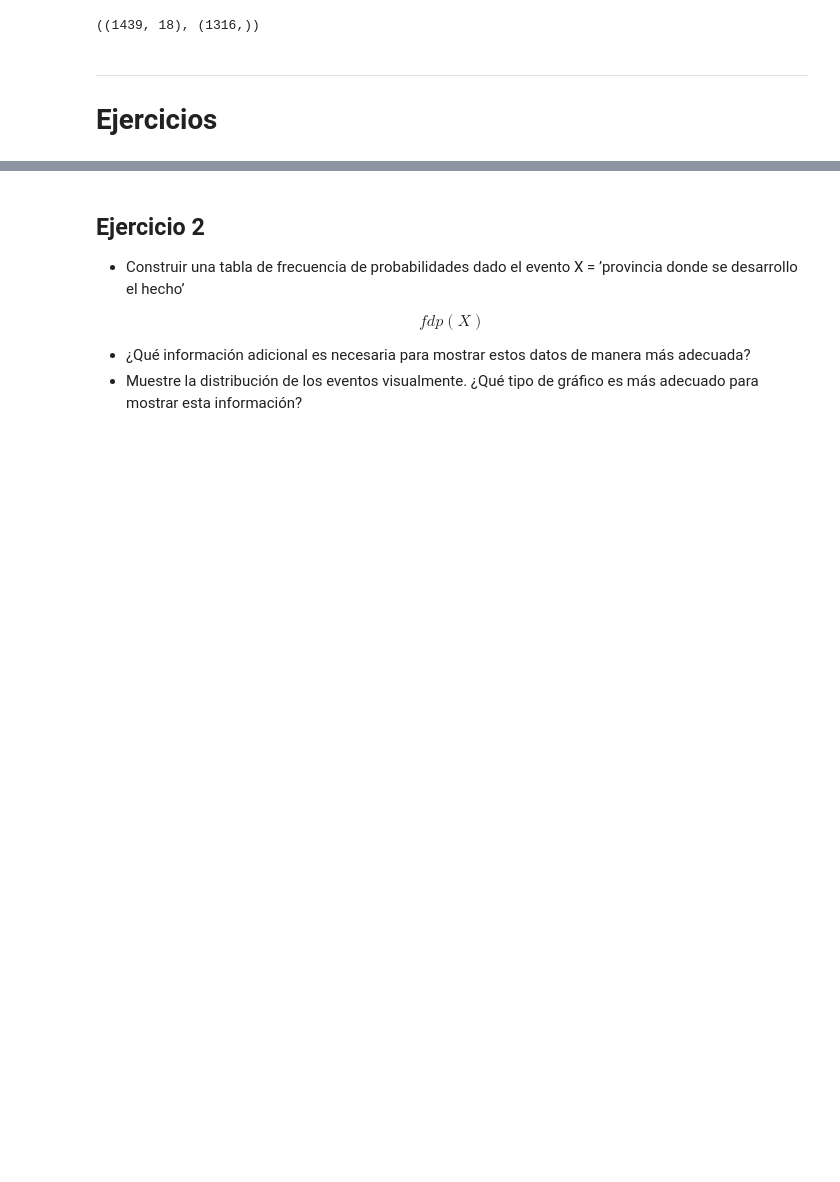
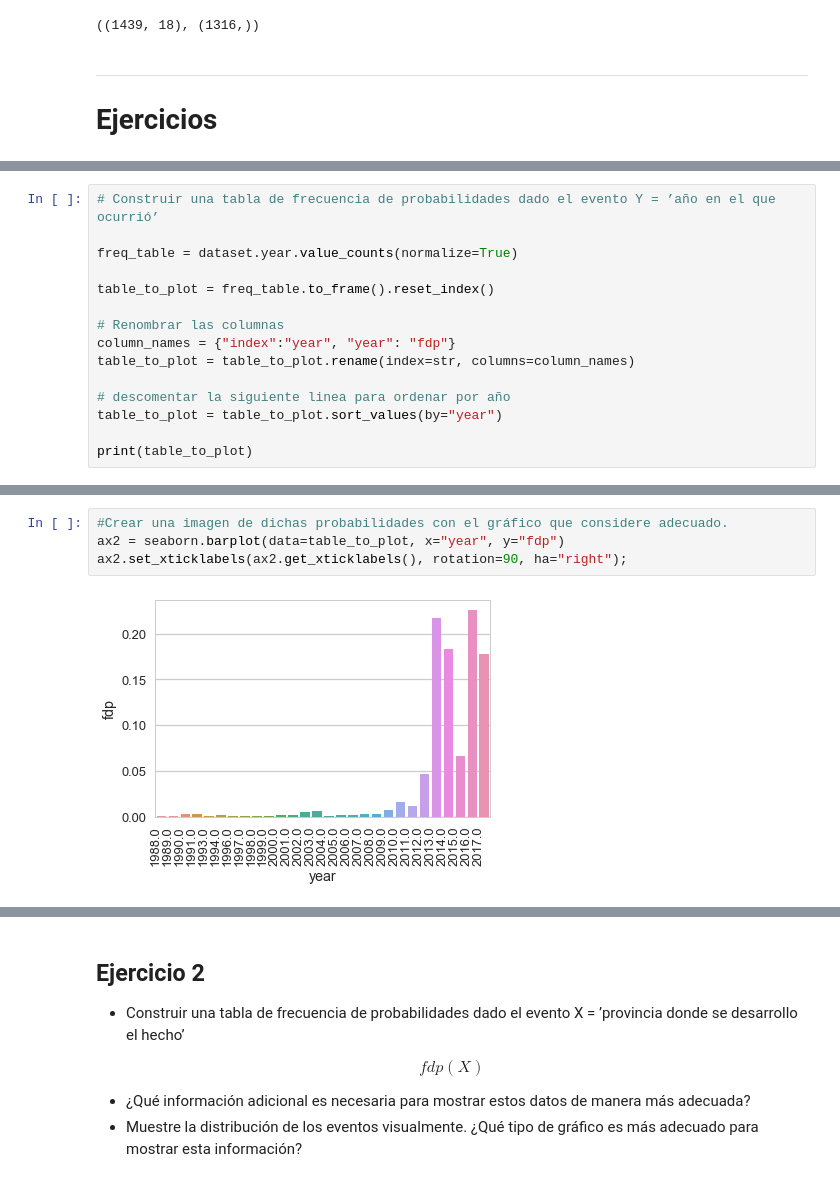
Before and after one commit to renzobechler-zz/diplodatos, a Jupyter notebook: Tarea integradora - parte 1.ipynb, the cells around one changed output, grey strips where cells are left out. Drawn from its saved outputs; the diff is of its cells as text; blank space fills up the shorter version.

```diff
--- a/Tarea integradora - parte 1.ipynb
+++ b/Tarea integradora - parte 1.ipynb
@@ -78,0 +104,15 @@ IMPORTANTE: ¿Qué hacemos con los datos faltantes?
+# %%
+# Construir una tabla de frecuencia de probabilidades dado el evento Y = ’año en el que ocurrió’
+
+freq_table = dataset.year.value_counts(normalize=True)
+
+table_to_plot = freq_table.to_frame().reset_index()
+
+# Renombrar las columnas
+column_names = {"index":"year", "year": "fdp"}
+table_to_plot = table_to_plot.rename(index=str, columns=column_names)
+
+# descomentar la siguiente linea para ordenar por año
+table_to_plot = table_to_plot.sort_values(by="year")
+
+print(table_to_plot)
@@ -78,0 +137,6 @@ IMPORTANTE: ¿Qué hacemos con los datos faltantes?
+# %%
+#Crear una imagen de dichas probabilidades con el gráfico que considere adecuado.
+ax2 = seaborn.barplot(data=table_to_plot, x="year", y="fdp")
+ax2.set_xticklabels(ax2.get_xticklabels(), rotation=90, ha="right");
+# %% [output]
+[figure, added]
```
Also changed, not shown: parts of 5 cells of this notebook.
